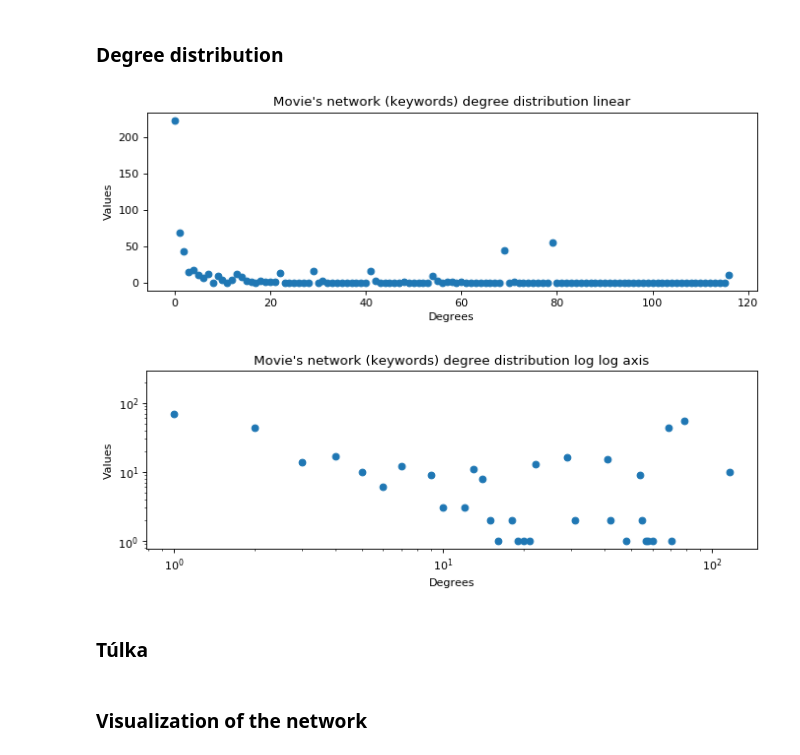
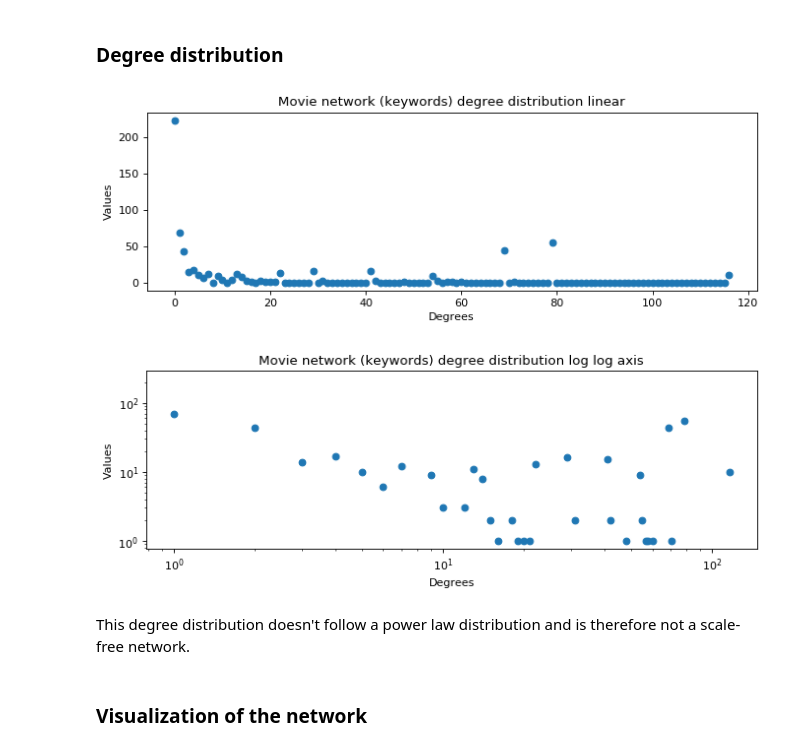
Before and after one commit to gretarg09/DTU__SocialGraphs-FinalProject, a Jupyter notebook: Notebooks/Networks.ipynb, the cells around one changed output. Drawn from its saved outputs; the diff is of its cells as text; code cells hidden in the pictures.

```diff
--- a/Notebooks/Networks.ipynb
+++ b/Notebooks/Networks.ipynb
@@ -398,31 +398,31 @@ The movie with the highest degree is 'Obvious Child'. The reason for this is tha
 # %%
 # Plot the distribution, both linear and log-log axes
 
 # bin the degree distribution using np.histogram
 values, bins = np.histogram(G_movies_keywords.degree().values(), bins=max(G_movies_keywords.degree().values()))
 
 # linear plot
 plt.figure(num=None, figsize=(10,3), dpi=80, facecolor="w", edgecolor="k")
 plt.plot(range(0,len(values)), values,'o')
-plt.title("Movie's network (keywords) degree distribution linear")
+plt.title("Movie network (keywords) degree distribution linear")
 plt.xlabel("Degrees")
 plt.ylabel("Values")
 plt.show()
 
 # log log plot
 plt.figure(num=None, figsize=(10,3), dpi=80, facecolor="w", edgecolor="k")
 plt.plot(range(0,len(values)), values,'o')
 plt.xscale('log')
 plt.yscale('log')
-plt.title("Movie's network (keywords) degree distribution log log axis")
+plt.title("Movie network (keywords) degree distribution log log axis")
 plt.xlabel("Degrees")
 plt.ylabel("Values")
 plt.show()
 # %% [output]
-[figure, old version]
+[figure, new version]
-[figure, old version]
+[figure, new version]
-# %% [markdown]
-### __Túlka__
+# %% [markdown]
+This degree distribution doesn't follow a power law distribution and is therefore not a scale-free network.
 # %% [markdown]
 ### Visualization of the network
 # %%
```
Also changed, not shown: parts of 32 cells of this notebook, 1 other file.
